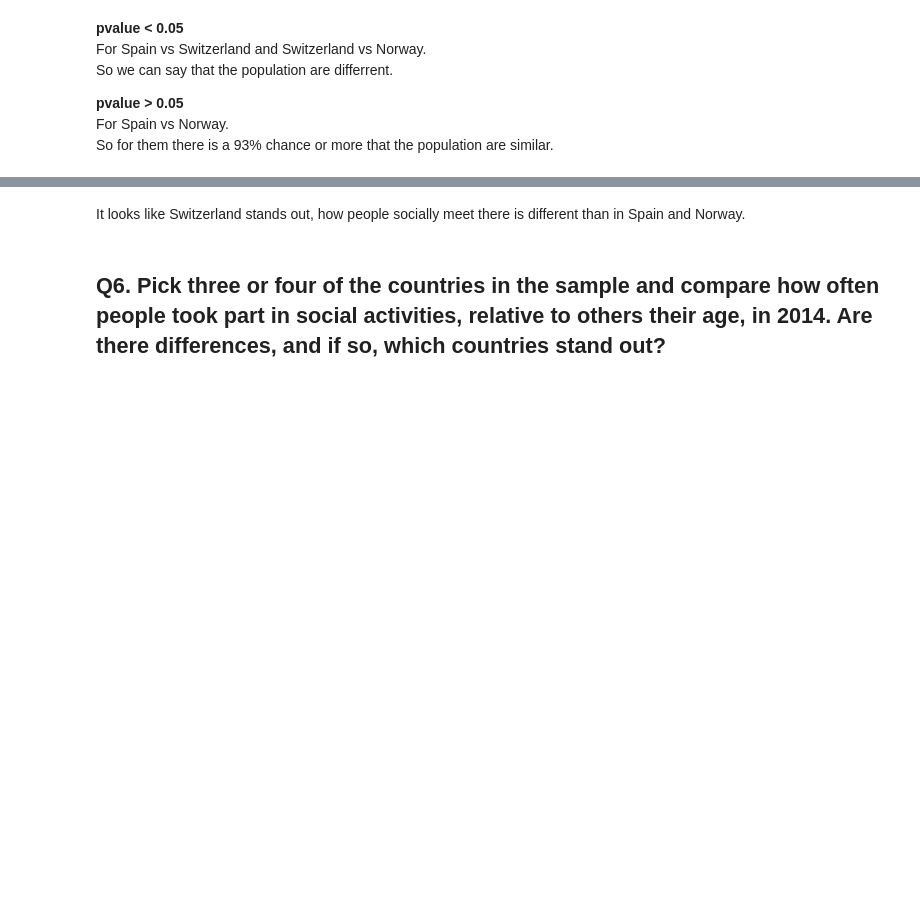
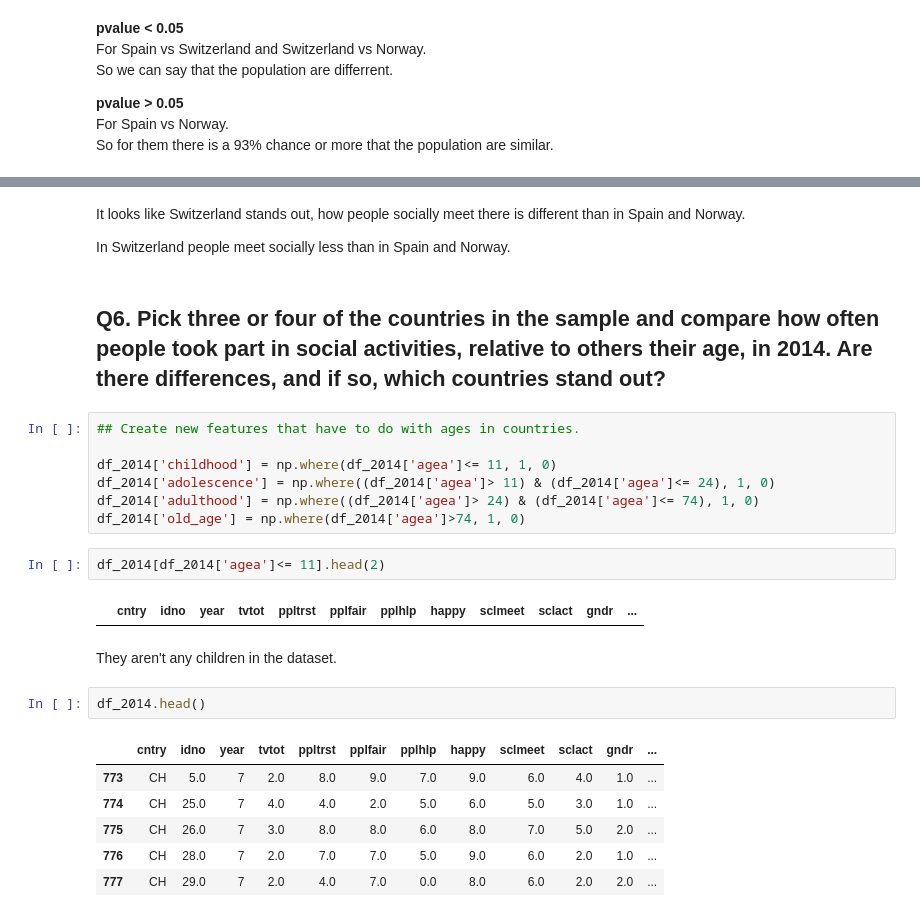
Before and after one commit to mguemon/Thinkful-, a Jupyter notebook: Challenge_AdvancedExperimentation.ipynb, the cells around one changed output, grey strips where cells are left out. Saved outputs shown, nothing was run; the diff lists cells and outputs as text; blank space fills up the shorter version.

```diff
--- a/Challenge_AdvancedExperimentation.ipynb
+++ b/Challenge_AdvancedExperimentation.ipynb
@@ -564,6 +580,30 @@ So for them there is a 93% chance or more that the population are similar.
 # %% [markdown]
 It looks like Switzerland stands out, how people socially meet there is different than in Spain and Norway.
+
+In Switzerland people meet socially less than in Spain and Norway.
 # %% [markdown]
 ## Q6. Pick three or four of the countries in the sample and compare how often people took part in social activities, relative to others their age, in 2014. Are there differences, and if so, which countries stand out?
+# %%
+## Create new features that have to do with ages in countries.
+
+df_2014['childhood'] = np.where(df_2014['agea']<= 11, 1, 0)
+df_2014['adolescence'] = np.where((df_2014['agea']> 11) & (df_2014['agea']<= 24), 1, 0)
+df_2014['adulthood'] = np.where((df_2014['agea']> 24) & (df_2014['agea']<= 74), 1, 0)
+df_2014['old_age'] = np.where(df_2014['agea']>74, 1, 0)
+# %%
+df_2014[df_2014['agea']<= 11].head(2)
+# %% [output]
+|  | cntry | idno | year | tvtot | ppltrst | pplfair | pplhlp | happy | sclmeet | sclact | gndr | ... |
+# %% [markdown]
+They aren't any children in the dataset.
+# %%
+df_2014.head()
+# %% [output]
+|  | cntry | idno | year | tvtot | ppltrst | pplfair | pplhlp | happy | sclmeet | sclact | gndr | ... |
+| 773 | CH | 5.0 | 7 | 2.0 | 8.0 | 9.0 | 7.0 | 9.0 | 6.0 | 4.0 | 1.0 | ... |
+| 774 | CH | 25.0 | 7 | 4.0 | 4.0 | 2.0 | 5.0 | 6.0 | 5.0 | 3.0 | 1.0 | ... |
+| 775 | CH | 26.0 | 7 | 3.0 | 8.0 | 8.0 | 6.0 | 8.0 | 7.0 | 5.0 | 2.0 | ... |
+| 776 | CH | 28.0 | 7 | 2.0 | 7.0 | 7.0 | 5.0 | 9.0 | 6.0 | 2.0 | 1.0 | ... |
+| 777 | CH | 29.0 | 7 | 2.0 | 4.0 | 7.0 | 0.0 | 8.0 | 6.0 | 2.0 | 2.0 | ... |
 # %%
 print('For Spain and Switzerland we have', stats.ttest_ind(
```
Also changed, not shown: parts of 18 cells of this notebook.
